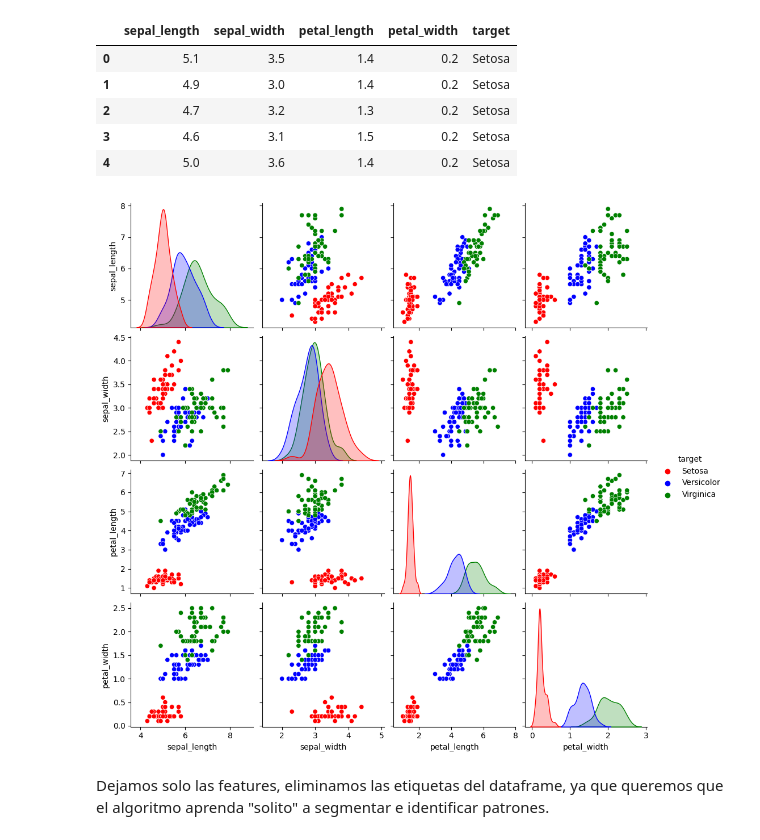
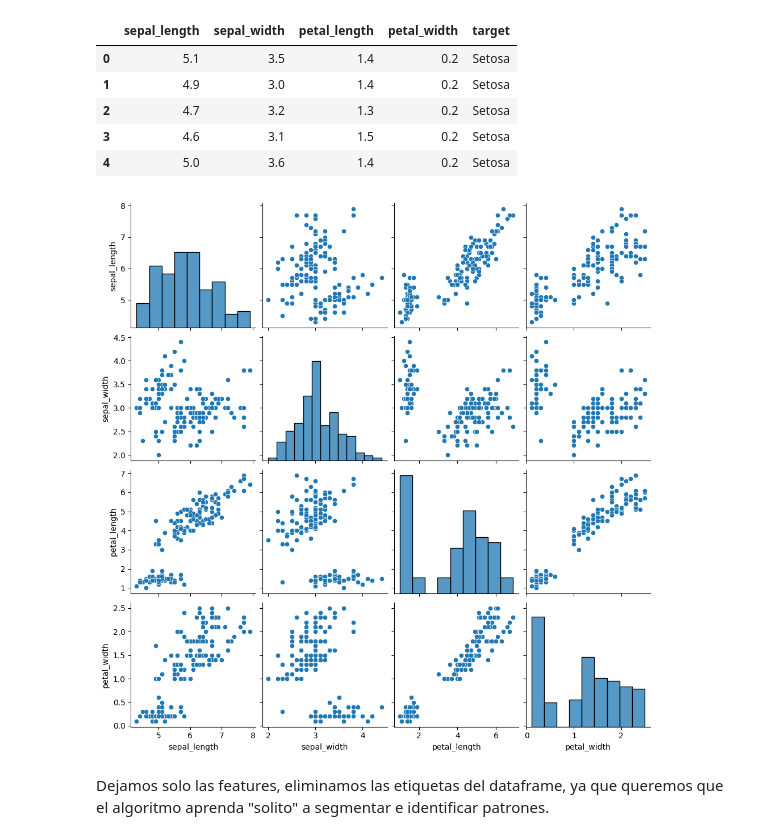
Before and after one commit to maicobernal/clases_unl, a Jupyter notebook: 03_ML_Unsupervised.ipynb, the cells around one changed output. Drawn from its saved outputs; the diff is of its cells as text; code cells hidden in the pictures.

```diff
--- a/03_ML_Unsupervised.ipynb
+++ b/03_ML_Unsupervised.ipynb
@@ -119,10 +119,10 @@ data.head()
 | 3 | 4.6 | 3.1 | 1.5 | 0.2 | Setosa |
 | 4 | 5.0 | 3.6 | 1.4 | 0.2 | Setosa |
 # %%
-sns.pairplot(data, hue="target", palette = ['r', 'b', 'g'])
+sns.pairplot(data)#, hue="target", palette = ['r', 'b', 'g'])
 plt.show()
 # %% [output]
-[figure, old version]
+[figure, new version]
 # %% [markdown]
 Dejamos solo las features, eliminamos las etiquetas del dataframe, ya que queremos que el algoritmo aprenda "solito" a segmentar e identificar patrones.
 # %%
```
Also changed, not shown: parts of 13 cells of this notebook, 3 other files.
